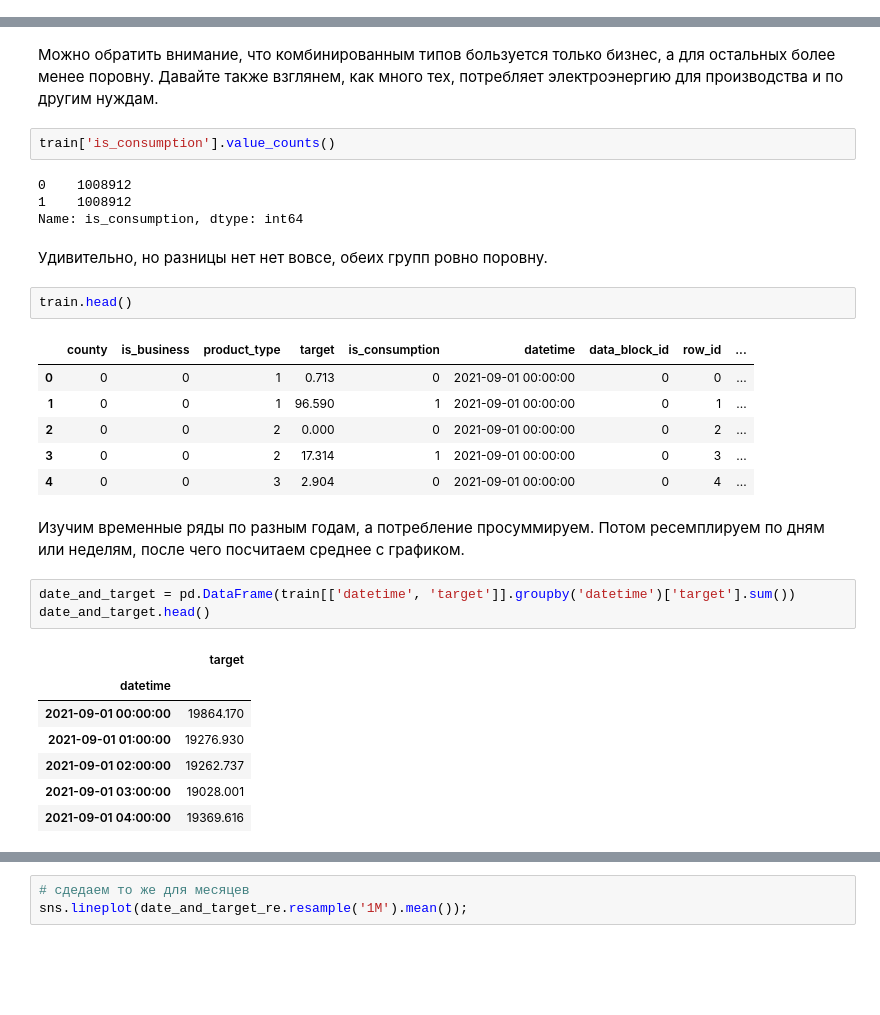
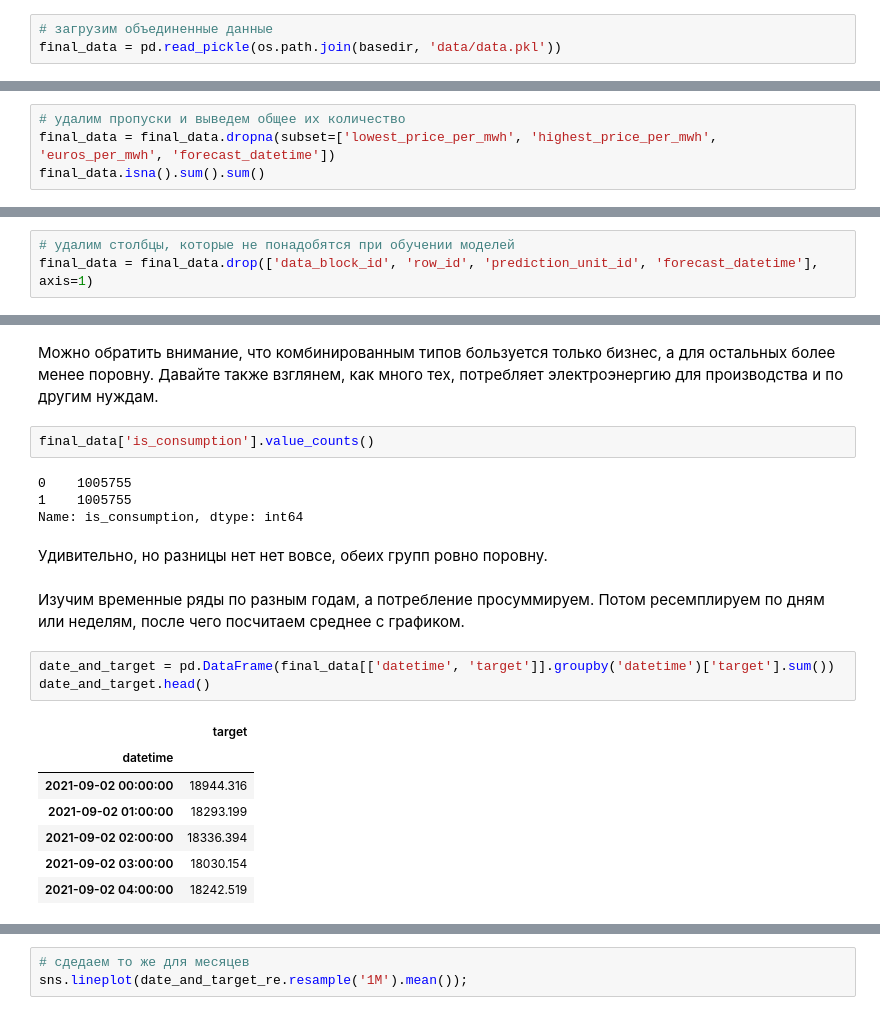
Before and after one commit to themjdex/energy-behavior-predictions, a Jupyter notebook: Enefit.ipynb, the cells around one changed output, grey strips where cells are left out. Cells and saved outputs as stored; diff of their text form; blank space fills up the shorter version.

```diff
--- a/Enefit.ipynb
+++ b/Enefit.ipynb
@@ -572,0 +441,3 @@ show_min_max_date(historical_weather['datetime'])
+# %%
+# загрузим объединенные данные
+final_data = pd.read_pickle(os.path.join(basedir, 'data/data.pkl'))
@@ -572,0 +501,4 @@ show_min_max_date(historical_weather['datetime'])
+# %%
+# удалим пропуски и выведем общее их количество
+final_data = final_data.dropna(subset=['lowest_price_per_mwh', 'highest_price_per_mwh', 'euros_per_mwh', 'forecast_datetime'])
+final_data.isna().sum().sum()
@@ -573,2 +507,5 @@ show_min_max_date(historical_weather['datetime'])
+# %%
+# удалим столбцы, которые не понадобятся при обучении моделей
+final_data = final_data.drop(['data_block_id', 'row_id', 'prediction_unit_id', 'forecast_datetime'], axis=1)
 # %%
 # взглянем на распределение просьюмеров b2b И b2c
@@ -606,35 +543,26 @@ train.pivot_table(index='product_type', columns='is_business', values='target' a
 # %% [markdown]
 Можно обратить внимание, что комбинированным типов бользуется только бизнес, а для остальных более менее поровну. Давайте также взглянем, как много тех, потребляет электроэнергию для производства и по другим нуждам.
 # %%
-train['is_consumption'].value_counts()
+final_data['is_consumption'].value_counts()
 # %% [output]
-0    1008912
-1    1008912
+0    1005755
+1    1005755
 Name: is_consumption, dtype: int64
 # %% [markdown]
 Удивительно, но разницы нет нет вовсе, обеих групп ровно поровну.
-# %%
-train.head()
-# %% [output]
-|  | county | is_business | product_type | target | is_consumption | datetime | data_block_id | row_id | ... |
-| 0 | 0 | 0 | 1 | 0.713 | 0 | 2021-09-01 00:00:00 | 0 | 0 | ... |
-| 1 | 0 | 0 | 1 | 96.590 | 1 | 2021-09-01 00:00:00 | 0 | 1 | ... |
-| 2 | 0 | 0 | 2 | 0.000 | 0 | 2021-09-01 00:00:00 | 0 | 2 | ... |
-| 3 | 0 | 0 | 2 | 17.314 | 1 | 2021-09-01 00:00:00 | 0 | 3 | ... |
-| 4 | 0 | 0 | 3 | 2.904 | 0 | 2021-09-01 00:00:00 | 0 | 4 | ... |
 # %% [markdown]
 Изучим временные ряды по разным годам, а потребление просуммируем. Потом ресемплируем по дням или неделям, после чего посчитаем среднее с графиком.
 # %%
-date_and_target = pd.DataFrame(train[['datetime', 'target']].groupby('datetime')['target'].sum())
+date_and_target = pd.DataFrame(final_data[['datetime', 'target']].groupby('datetime')['target'].sum())
 date_and_target.head()
 # %% [output]
 |  | target |
 | datetime |  |
-| 2021-09-01 00:00:00 | 19864.170 |
-| 2021-09-01 01:00:00 | 19276.930 |
-| 2021-09-01 02:00:00 | 19262.737 |
-| 2021-09-01 03:00:00 | 19028.001 |
-| 2021-09-01 04:00:00 | 19369.616 |
+| 2021-09-02 00:00:00 | 18944.316 |
+| 2021-09-02 01:00:00 | 18293.199 |
+| 2021-09-02 02:00:00 | 18336.394 |
+| 2021-09-02 03:00:00 | 18030.154 |
+| 2021-09-02 04:00:00 | 18242.519 |
 # %%
 # сдедаем копию датафрейма
 date_and_target_re = date_and_target.copy()
```
Also changed, not shown: parts of 31 cells of this notebook.
